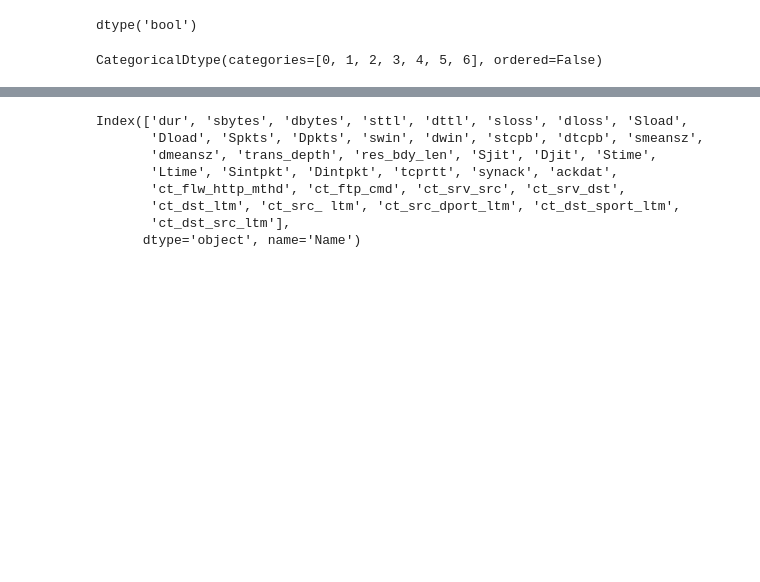
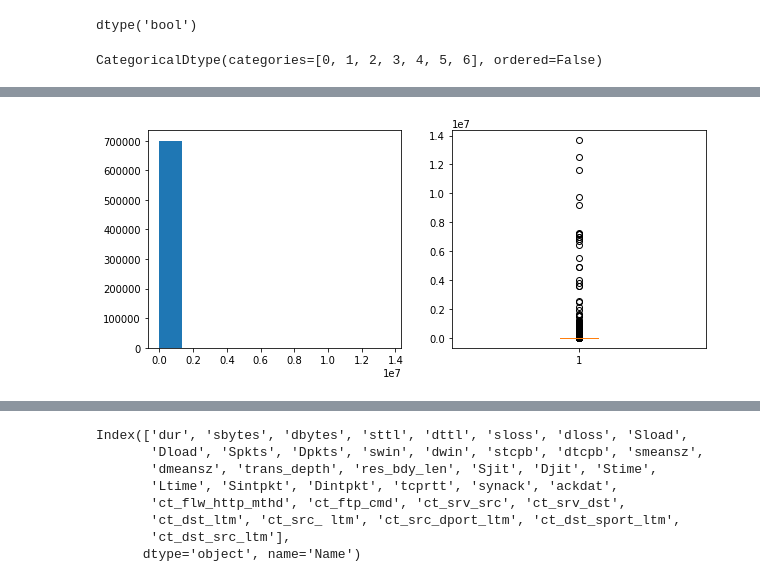
Before and after one commit to rmzn1717/anomaly_detection_project, a Jupyter notebook: Anomaly_Detection.ipynb, the cells around one changed output, grey strips where cells are left out. Cells and saved outputs as stored; diff of their text form; code cells hidden in the pictures; blank space fills up the shorter version.

```diff
--- a/Anomaly_Detection.ipynb
+++ b/Anomaly_Detection.ipynb
@@ -100,2 +107,3 @@ CategoricalDtype(categories=[0, 1, 2, 3, 4, 5, 6], ordered=False)
 # %%
-data_normal = data.drop(['attack_cat', 'Label'], axis=1)
+#dropping unnecessary variables
+data_normal = data.drop(['sport', 'dsport', 'attack_cat', 'Label'], axis=1)
@@ -101,0 +112,11 @@ data_normal = data.drop(['attack_cat', 'Label'], axis=1)
+# %%
+data_analysis = data_normal.copy()
+# %%
+plt.figure(figsize=(10, 4))
+plt.subplot(1,2,1)
+plt.hist(data_analysis['sbytes'])
+plt.subplot(1,2,2)
+plt.boxplot(data_analysis['sbytes'])
+plt.show()
+# %% [output]
+[figure, added]
```
Also changed, not shown: parts of 17 cells of this notebook.
